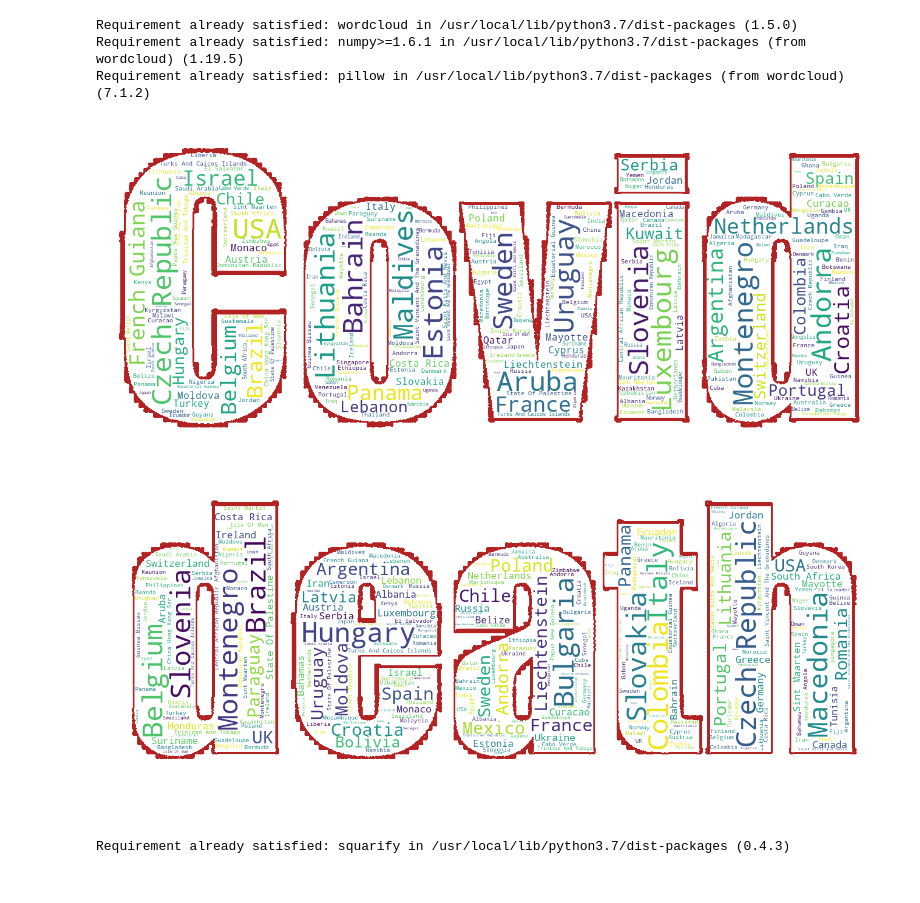
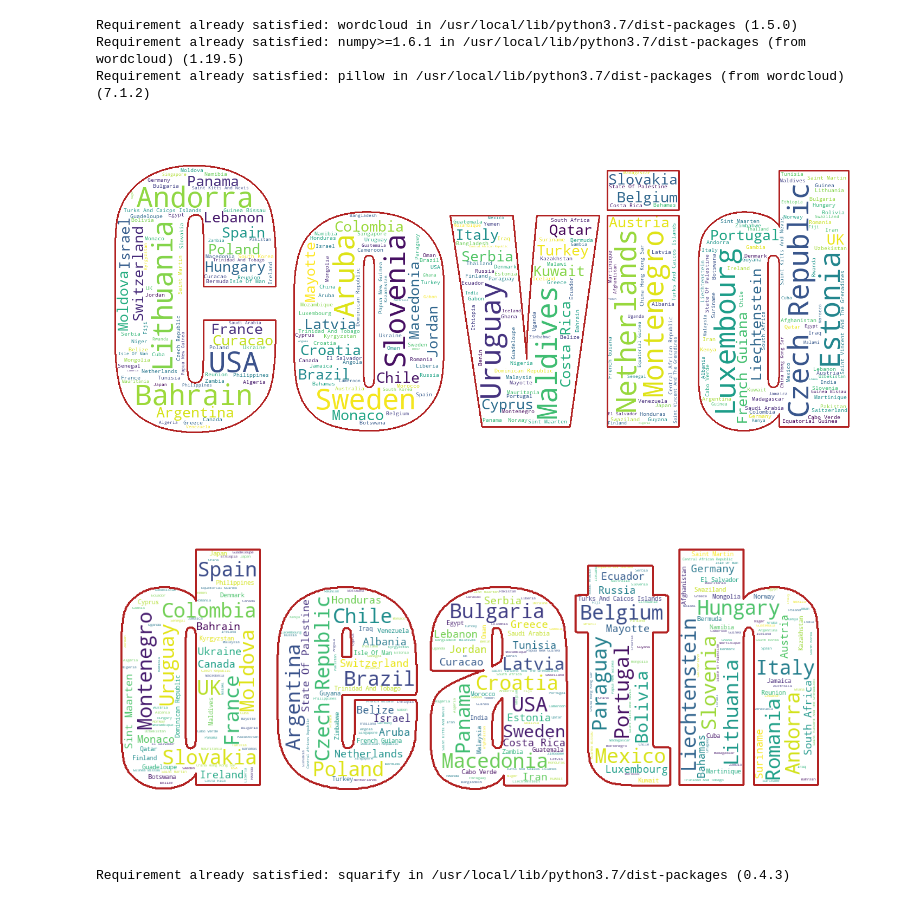
Before and after one commit to h-hafezi/CovidAnalysis, a Jupyter notebook: Covid_Analysis.ipynb, the cells around one changed output. Cells and saved outputs as stored; diff of their text form; code cells hidden in the pictures.

```diff
--- a/Covid_Analysis.ipynb
+++ b/Covid_Analysis.ipynb
@@ -265,19 +261,19 @@ summary.index = summary['country']
 # %%
 import numpy as np
 
-image = np.array(Image.open('covid.JPG'))
+image = np.array(Image.open('covid.PNG'))
 wc = WordCloud(width = 2400, height = 2000, mask = image, repeat = True, contour_color = 'firebrick', contour_width = 3, background_color = 'white')
 wc.fit_words({country : summary['total_cases_per_1m_population'].at[country] for country in summary['country']})
 wc.to_image()
 # %% [output]
-[figure, old version]
+[figure, new version]
 # %%
-image = np.array(Image.open('death.JPG'))
+image = np.array(Image.open('death.PNG'))
 wc = WordCloud(width = 2400, height = 2000, mask = image, repeat = True, contour_color = 'firebrick', contour_width = 3, background_color = 'white')
 wc.fit_words({country : summary['total_deaths_per_1m_population'].at[country] for country in summary['country']})
 wc.to_image()
 # %% [output]
-[figure, old version]
+[figure, new version]
 # %%
 !pip install squarify
 # %% [output]
```
Also changed, not shown: parts of 20 cells of this notebook.
